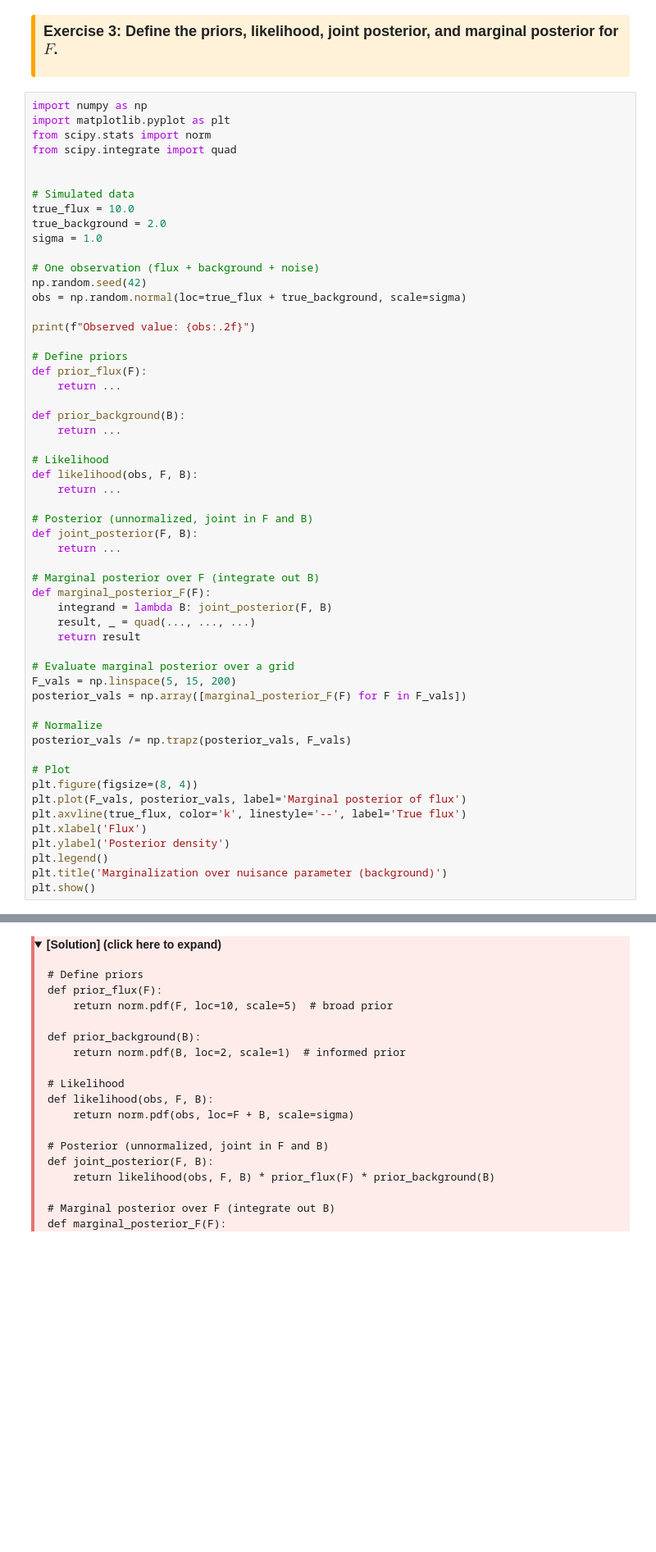
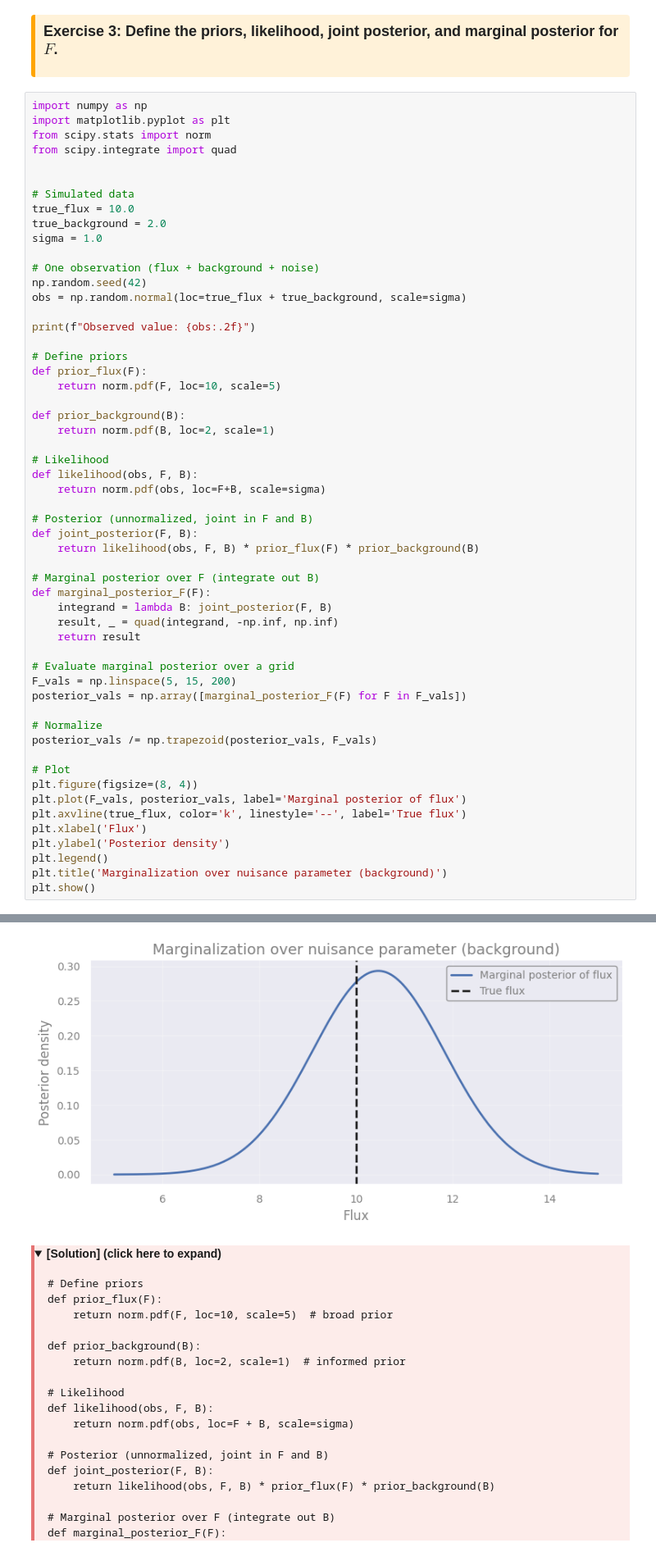
Before and after one commit to sghwang-cosmos/Astrostat-School-2026, a Jupyter notebook: Bayesian/Bayesian_1.ipynb, the cells around one changed output, grey strips where cells are left out. Shown at 82% size. Drawn from its saved outputs; the diff is of its cells as text; folded sections open; blank space fills up the shorter version.

```diff
--- a/Bayesian/Bayesian_1.ipynb
+++ b/Bayesian/Bayesian_1.ipynb
@@ -541,23 +553,23 @@ print(f"Observed value: {obs:.2f}")
 
 # Define priors
 def prior_flux(F):
-    return ...
+    return norm.pdf(F, loc=10, scale=5)
 
 def prior_background(B):
-    return ...
+    return norm.pdf(B, loc=2, scale=1)
 
 # Likelihood
 def likelihood(obs, F, B):
-    return ...
+    return norm.pdf(obs, loc=F+B, scale=sigma)
 
 # Posterior (unnormalized, joint in F and B)
 def joint_posterior(F, B):
-    return ...
+    return likelihood(obs, F, B) * prior_flux(F) * prior_background(B)
 
 # Marginal posterior over F (integrate out B)
 def marginal_posterior_F(F):
     integrand = lambda B: joint_posterior(F, B)
-    result, _ = quad(..., ..., ...)
+    result, _ = quad(integrand, -np.inf, np.inf)
     return result
 
 # Evaluate marginal posterior over a grid
@@ -565,7 +577,7 @@ F_vals = np.linspace(5, 15, 200)
 posterior_vals = np.array([marginal_posterior_F(F) for F in F_vals])
 
 # Normalize
-posterior_vals /= np.trapz(posterior_vals, F_vals)
+posterior_vals /= np.trapezoid(posterior_vals, F_vals)
 
 # Plot
 plt.figure(figsize=(8, 4))
@@ -576,3 +588,4 @@ plt.ylabel('Posterior density')
 plt.legend()
 plt.title('Marginalization over nuisance parameter (background)')
 plt.show()
+# %% [output]
@@ -579,3 +593,4 @@ plt.show()
+[figure, added]
 # %% [markdown]
 <div style="border-left: 4px solid #e57373; padding-left: 1em; padding-top: 1em; padding-bottom: 1em; margin: 1em 0; background: #fdecea; color: #1a1a1a;">
 <details>
```
Also changed, not shown: parts of 7 cells of this notebook.
